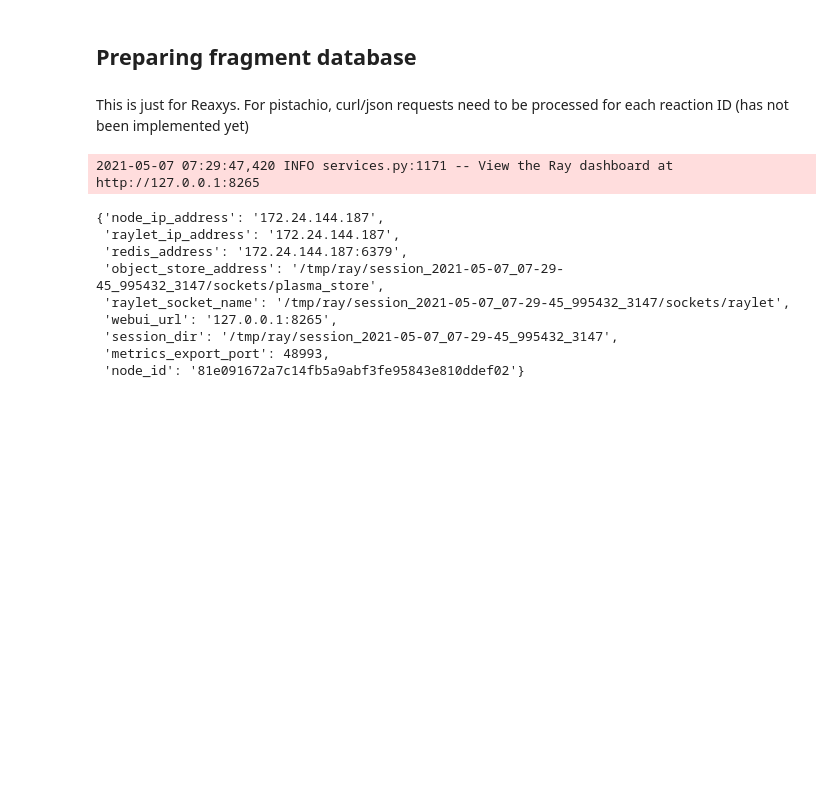
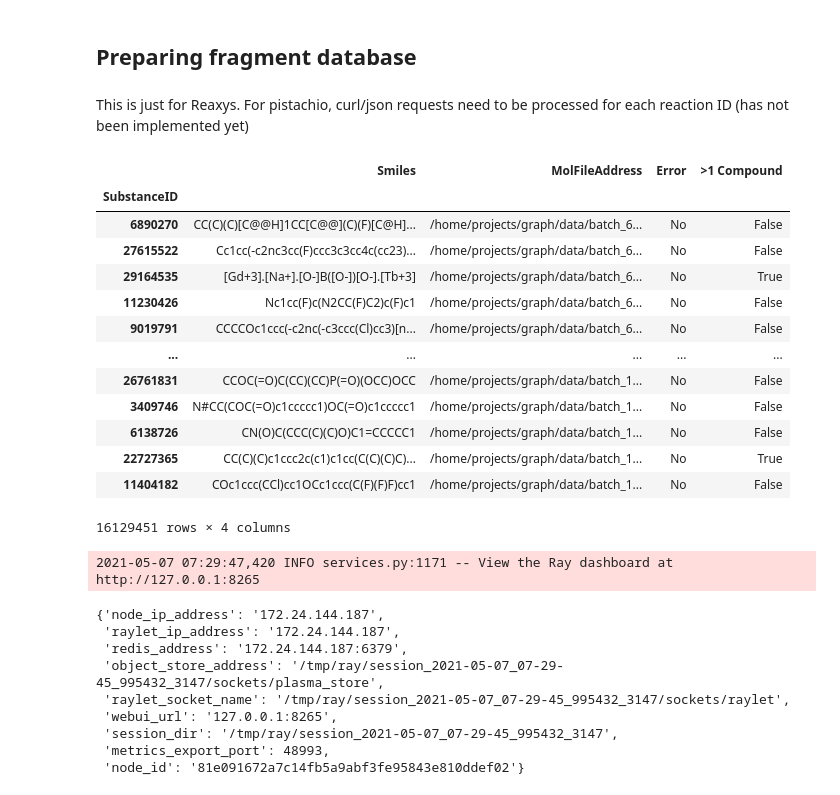
Before and after one commit to sustainable-processes/Impurity-Project, a Jupyter notebook: DB_Reaxys (Fragment DB).ipynb, the cells around one changed output. Drawn from its saved outputs; the diff is of its cells as text; code cells hidden in the pictures; blank space fills up the shorter version.

```diff
--- a/DB_Reaxys (Fragment DB).ipynb
+++ b/DB_Reaxys (Fragment DB).ipynb
@@ -619,6 +617,23 @@ Overwriting FunctionsDB.py
 This is just for Reaxys. For pistachio, curl/json requests need to be processed for each reaction ID (has not been implemented yet)
 # %%
 substancedb = openpickle("/home/aa2133/Impurity-Project/Reaxys_Data/SubstanceDB.pickle")
+# %%
+substancedb
+# %% [output]
+|  | Smiles | MolFileAddress | Error | >1 Compound |
+| SubstanceID |  |  |  |  |
+| 6890270 | CC(C)(C)[C@@H]1CC[C@@](C)(F)[C@H]... | /home/projects/graph/data/batch_6... | No | False |
+| 27615522 | Cc1cc(-c2nc3cc(F)ccc3c3cc4c(cc23)... | /home/projects/graph/data/batch_6... | No | False |
+| 29164535 | [Gd+3].[Na+].[O-]B([O-])[O-].[Tb+3] | /home/projects/graph/data/batch_6... | No | True |
+| 11230426 | Nc1cc(F)c(N2CC(F)C2)c(F)c1 | /home/projects/graph/data/batch_6... | No | False |
+| 9019791 | CCCCOc1ccc(-c2nc(-c3ccc(Cl)cc3)[n... | /home/projects/graph/data/batch_6... | No | False |
+| ... | ... | ... | ... | ... |
+| 26761831 | CCOC(=O)C(CC)(CC)P(=O)(OCC)OCC | /home/projects/graph/data/batch_1... | No | False |
+| 3409746 | N#CC(COC(=O)c1ccccc1)OC(=O)c1ccccc1 | /home/projects/graph/data/batch_1... | No | False |
+| 6138726 | CN(O)C(CCC(C)(C)O)C1=CCCCC1 | /home/projects/graph/data/batch_1... | No | False |
+| 22727365 | CC(C)(C)c1ccc2c(c1)c1cc(C(C)(C)C)... | /home/projects/graph/data/batch_1... | No | True |
+| 11404182 | COc1ccc(CCl)cc1OCc1ccc(C(F)(F)F)cc1 | /home/projects/graph/data/batch_1... | No | False |
+16129451 rows × 4 columns
 # %%
 substancedb.reset_index(inplace=True)
 substancedb.set_index('SubstanceID',inplace=True)
```
Also changed, not shown: parts of 16 cells of this notebook, 6 other files.
